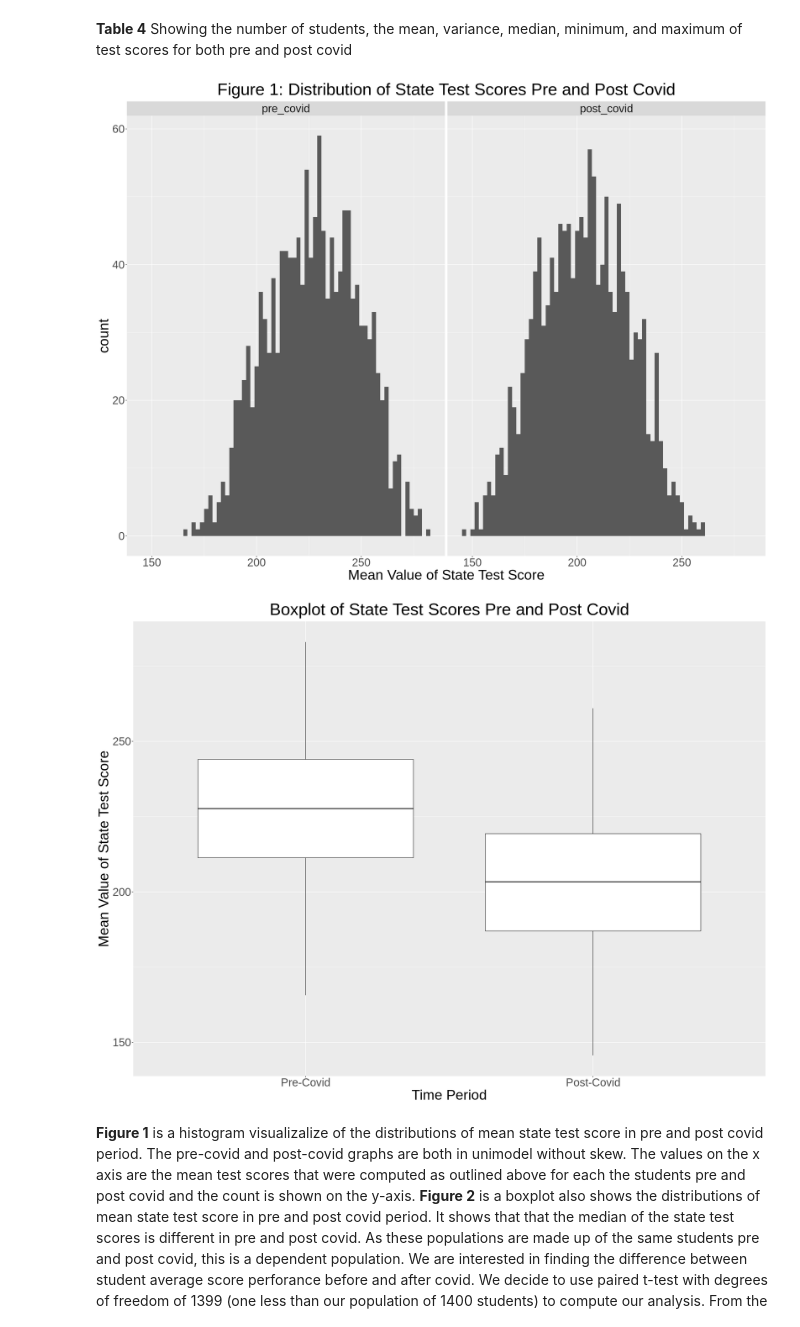
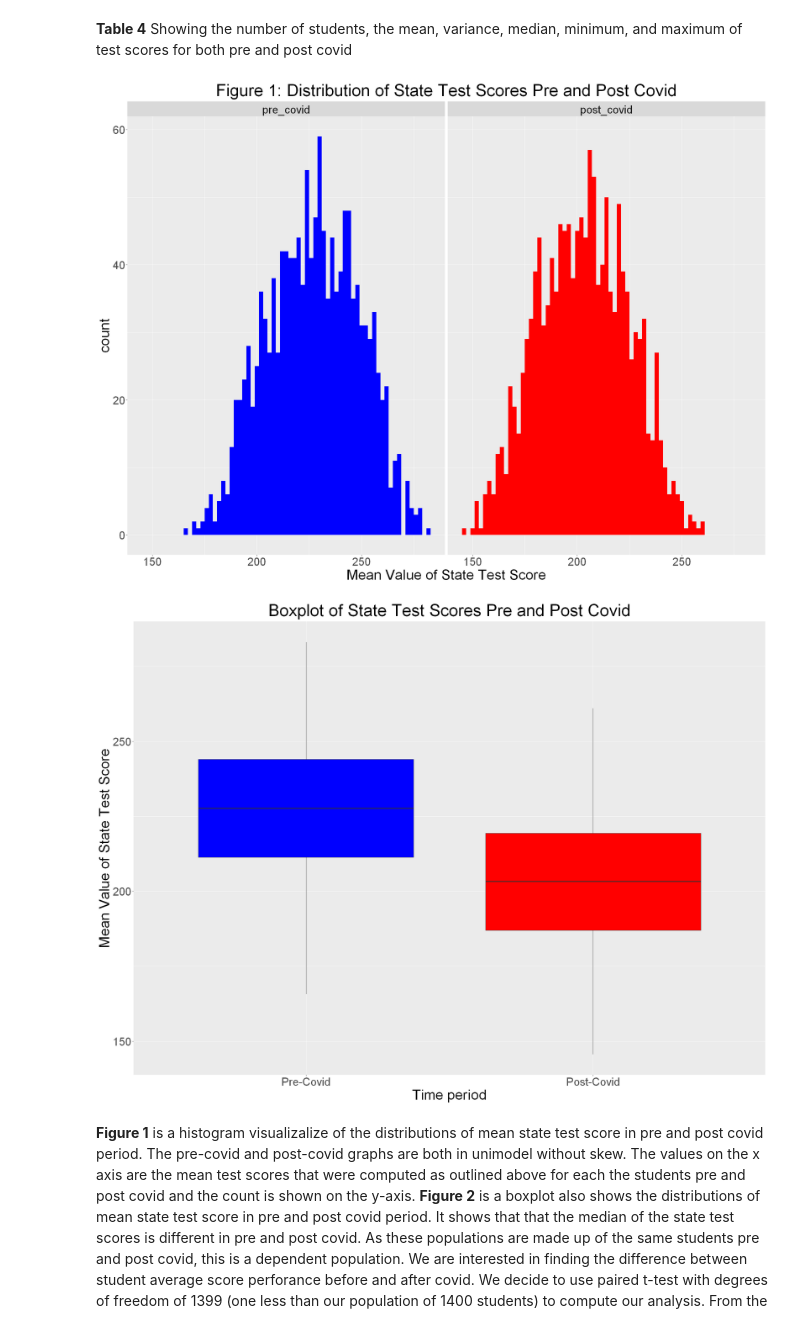
Before and after one commit to dylanc9918/STAT_201_Project, a Jupyter notebook: Proposal.ipynb, the cells around one changed output. Saved outputs shown, nothing was run; the diff lists cells and outputs as text; code cells hidden in the pictures.

Commit message:
Added colors to the graph and introduction and a title!

```diff
--- a/Proposal.ipynb
+++ b/Proposal.ipynb
@@ -132,33 +125,38 @@ A tibble: 2 × 7
 # %%
 options(repr.plot.width = 20,repr.plot.height = 15)
 covid_samp_dist_plot <-
     covid_n %>%
     ggplot() +
-    geom_histogram(aes(x = meanscore), binwidth = 2) +
+    geom_histogram(aes(x = meanscore, fill = factor(time,levels = c("pre_covid","post_covid"))), binwidth = 2) +
+    scale_fill_manual(values = c("blue", "red")) +
     facet_wrap(~ factor(time,levels = c("pre_covid","post_covid"))) +
     xlab("Mean Value of State Test Score")+
     ggtitle("Figure 1: Distribution of State Test Scores Pre and Post Covid")+
-    theme(text = element_text(size = 30),plot.title = element_text(hjust = 0.5))
+    theme(text = element_text(size = 30),plot.title = element_text(hjust = 0.5),
+    legend.position = "none")
 covid_samp_dist_plot
 # %% [output]
-[figure, old version]
+[figure, new version]
 # %%
 
 
 #create a box plot of distribution pre and post covid
-covid_box_plot<- covid_n %>%
-ggplot()+
-geom_boxplot(aes(x= factor(time,levels = c("pre_covid","post_covid")), y = meanscore))+
-xlab("Time Period")+
-ylab("Mean Value of State Test Score")+
-ggtitle("Boxplot of State Test Scores Pre and Post Covid")+
-theme(text = element_text(size = 30),plot.title = element_text(hjust = 0.5))+
-scale_x_discrete(labels=c("Pre-Covid", "Post-Covid"))
 
+covid_boxplot <- covid_n %>%
+    ggplot(aes(x = factor(time, levels = c("pre_covid", "post_covid")), y = meanscore,
+               fill = factor(time, levels = c("pre_covid", "post_covid")))) +
+    geom_boxplot() +
+    scale_fill_manual(values = c("pre_covid" = "blue", "post_covid" = "red")) +
+    xlab("Time period") +
+    ylab("Mean Value of State Test Score") +
+    ggtitle("Boxplot of State Test Scores Pre and Post Covid") +
+    theme(text = element_text(size = 30), plot.title = element_text(hjust = 0.5),
+    legend.position = "none")+
+    scale_x_discrete(labels=c("Pre-Covid", "Post-Covid"))
 
-covid_box_plot
+covid_boxplot
 # %% [output]
-[figure, old version]
+[figure, new version]
 # %% [markdown]
 <b>Figure 1</b> is a histogram visualizalize of the distributions of mean state test score in pre and post covid period. The pre-covid and post-covid graphs are both in unimodel without skew. The values on the x axis are the mean test scores that were computed as outlined above for each the students pre and post covid and the count is shown on the y-axis.
 <b>Figure 2</b> is a boxplot also shows the distributions of mean state test score in pre and post covid period. It shows that that the median of the state test scores is different in pre and post covid. As these populations are made up of the same students pre and post covid, this is a dependent population. We are interested in finding the difference between student average score perforance before and after covid. We decide to use paired t-test with degrees of freedom of 1399 (one less than our population of 1400 students) to compute our analysis. From the preliminary analysis result from  <b>table 3</b>, <b>Figure 1</b> and <b>Figure 2</b>, we could see that there is both a difference in mean score with pre and post covid scores
```
Also changed, not shown: parts of 8 cells of this notebook.
